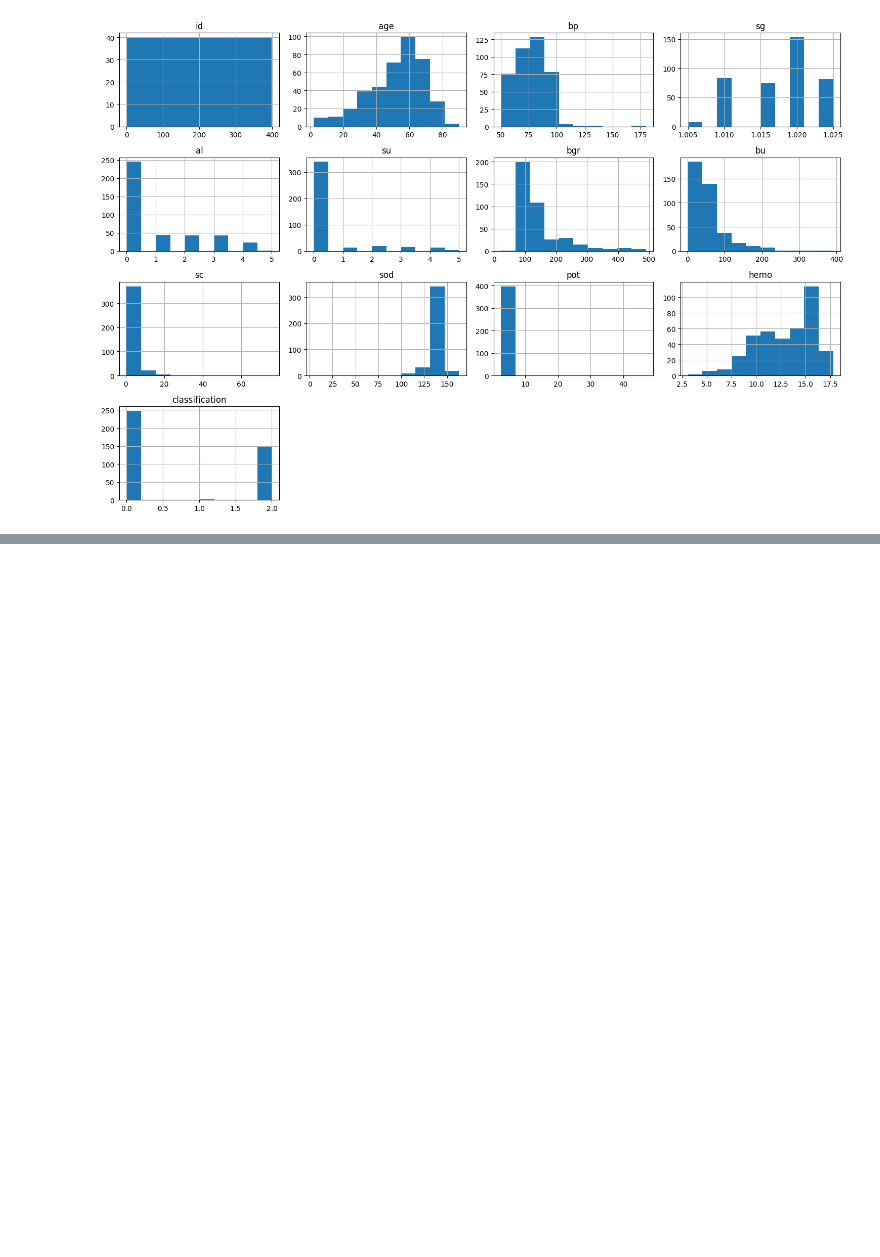
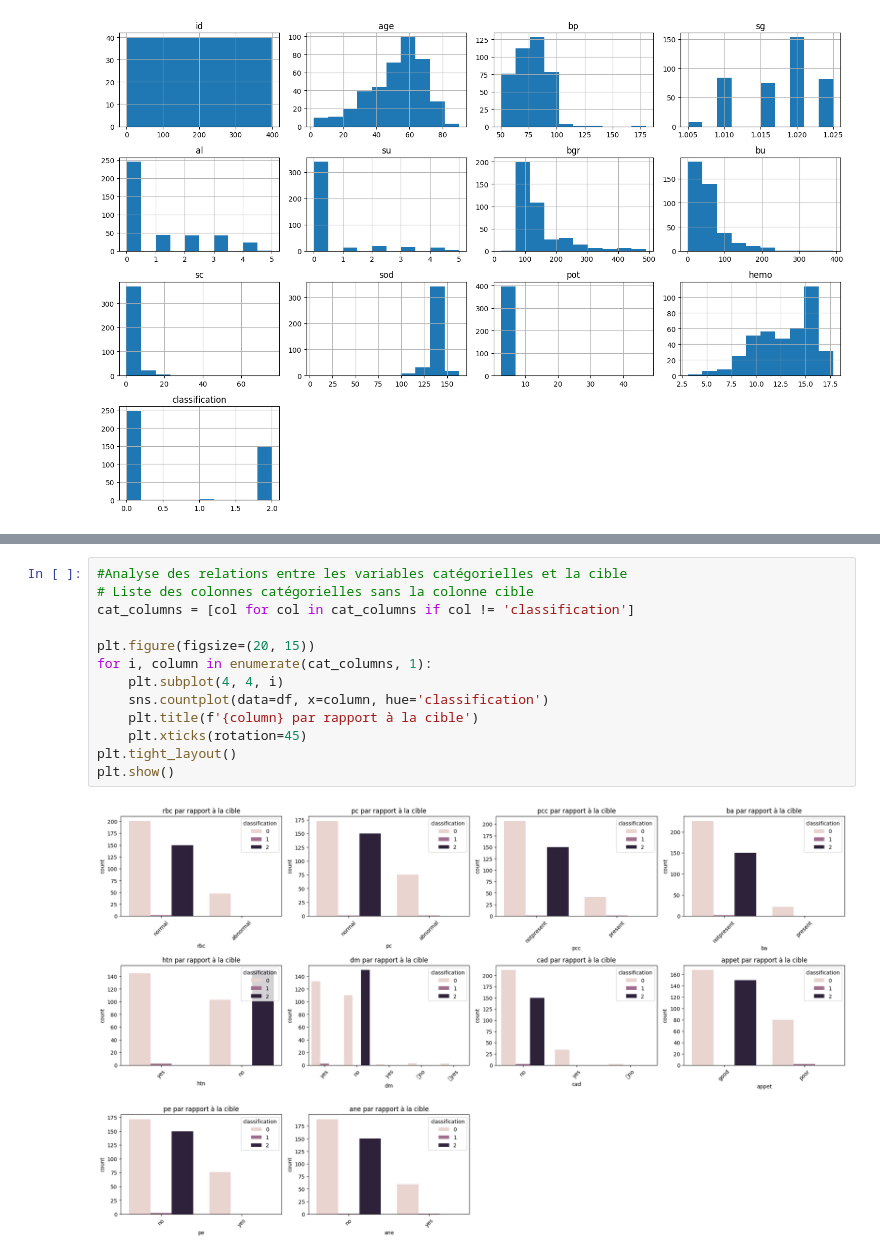
Before and after one commit to mouadboufenzi/Detection_de_maladie_renale_DS50, a Jupyter notebook: notebooks/exploration.ipynb, the cells around one changed output, grey strips where cells are left out. Drawn from its saved outputs; the diff is of its cells as text; blank space fills up the shorter version.

```diff
--- a/notebooks/exploration.ipynb
+++ b/notebooks/exploration.ipynb
@@ -102,0 +261,15 @@ on enchaine comme ca...
+# %%
+#Analyse des relations entre les variables catégorielles et la cible
+# Liste des colonnes catégorielles sans la colonne cible
+cat_columns = [col for col in cat_columns if col != 'classification']
+
+plt.figure(figsize=(20, 15))
+for i, column in enumerate(cat_columns, 1):
+    plt.subplot(4, 4, i)
+    sns.countplot(data=df, x=column, hue='classification')
+    plt.title(f'{column} par rapport à la cible')
+    plt.xticks(rotation=45)
+plt.tight_layout()
+plt.show()
+# %% [output]
+[figure, added]
```
Also changed, not shown: parts of 14 cells of this notebook.
